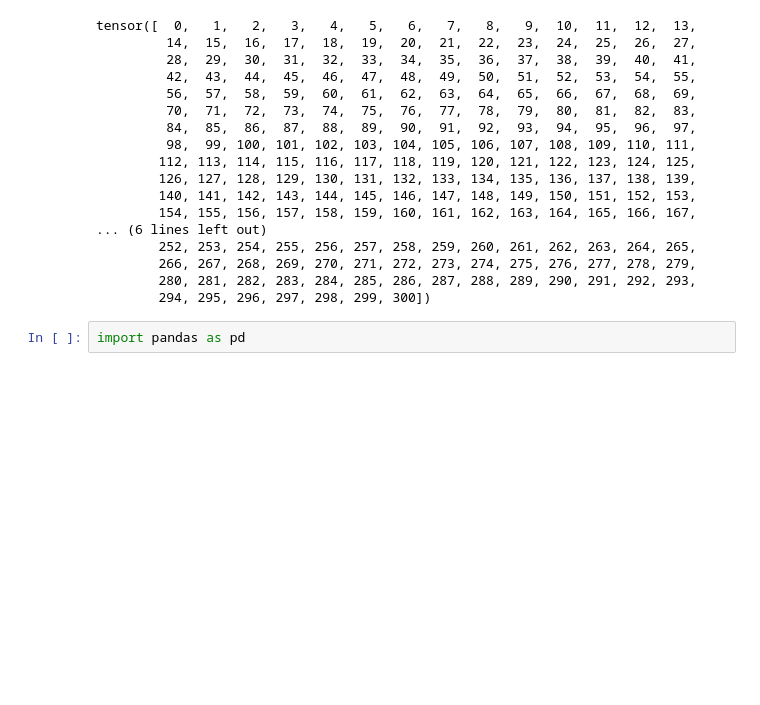
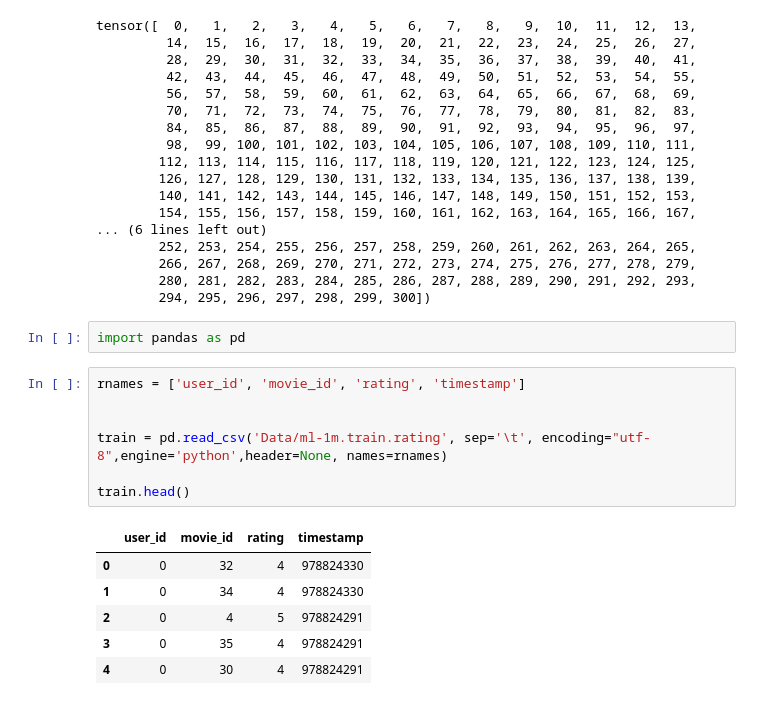
Before and after one commit to tienvu95/APR-PyTorch, a Jupyter notebook: fairness_reprogramming.ipynb, the cells around one changed output. Saved outputs shown, nothing was run; the diff lists cells and outputs as text; blank space fills up the shorter version.

```diff
--- a/fairness_reprogramming.ipynb
+++ b/fairness_reprogramming.ipynb
@@ -421,3 +421,17 @@ tensor([  0,   1,   2,   3,   4,   5,   6,   7,   8,   9,  10,  11,  12,  13,
         294, 295, 296, 297, 298, 299, 300])
 # %%
 import pandas as pd
+# %%
+rnames = ['user_id', 'movie_id', 'rating', 'timestamp']
+
+
+train = pd.read_csv('Data/ml-1m.train.rating', sep='\t', encoding="utf-8",engine='python',header=None, names=rnames)
+
+train.head()
+# %% [output]
+|  | user_id | movie_id | rating | timestamp |
+| 0 | 0 | 32 | 4 | 978824330 |
+| 1 | 0 | 34 | 4 | 978824330 |
+| 2 | 0 | 4 | 5 | 978824291 |
+| 3 | 0 | 35 | 4 | 978824291 |
+| 4 | 0 | 30 | 4 | 978824291 |
```
Also changed, not shown: parts of 4 cells of this notebook, 5 other files.
